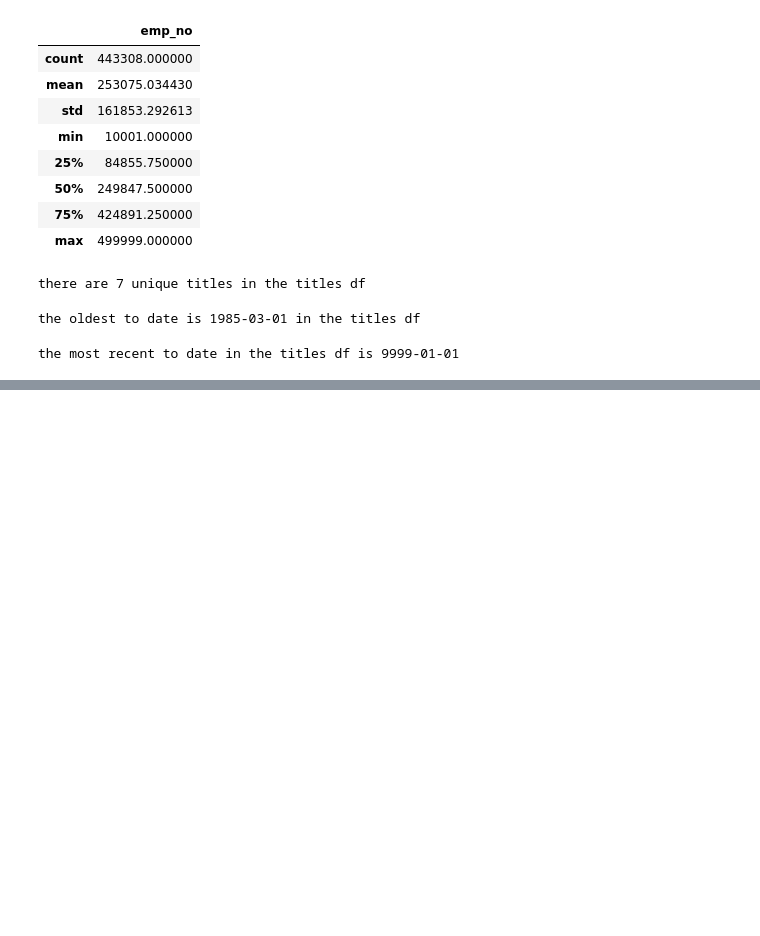
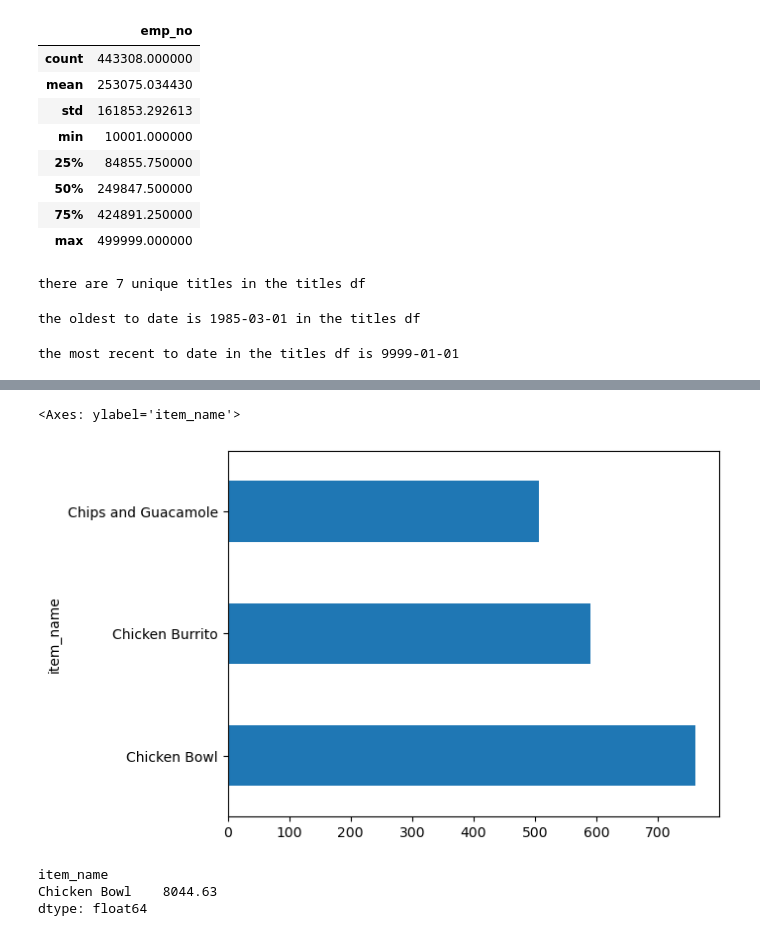
Before and after one commit to Alantheus-Thompson/ds_libraries_exercises, a Jupyter notebook: advanced_dataframes.ipynb, the cells around one changed output, grey strips where cells are left out. Drawn from its saved outputs; the diff is of its cells as text; code cells hidden in the pictures; blank space fills up the shorter version.

```diff
--- a/advanced_dataframes.ipynb
+++ b/advanced_dataframes.ipynb
@@ -111,0 +360,10 @@ the most recent to date in the titles df is 9999-01-01
+# %%
+# Use your get_db_url function to help you explore the data from the chipotle database.
+
+import env
+from env import get_db_url
+# Call the get_db_url function with the desired database name
+chip_url = get_db_url(env.user, env.host, env.password,'chipotle')
+
+chipotle_df = pd.read_sql('SELECT * FROM orders', chip_url)
+chipotle_df.head(5)
@@ -111,0 +391,18 @@ the most recent to date in the titles df is 9999-01-01
+# %%
+# What is the total price for each order?
+
+# chipotle_df['item_price']=
+chipotle_df['item_price']= chipotle_df['item_price'].replace('$', '')
+chipotle_df['item_price']= chipotle_df['item_price'].astype(float)
+
+
+chipotle_df
+
+
+# # Calculate the total price for each order
+# total_price_per_order =
+chipotle_df.groupby('order_id')[['item_price']].sum()
+# chipotle_df.groupby('order_id').sum().item_price
+
+# # Print the result
+# print(total_price_per_order)
@@ -111,0 +424,28 @@ the most recent to date in the titles df is 9999-01-01
+# %%
+# What are the most popular 3 items?
+
+# Group the data by 'item_name' and calculate the total quantity sold for each item
+# item_popularity =
+# chipotle_df.groupby('item_name')['quantity'].sum().sort_values(ascending=False).head(3)
+chipotle_df.groupby(['item_name']).sum().quantity.nlargest(3).plot.barh()
+
+# Sort the items in descending order based on quantity and take the top 3
+# top_3_items =
+# item_popularity.sort_values(ascending=False).head(3)
+
+# # Print the top 3 items
+# print(top_3_items)
+# %% [output]
+<Axes: ylabel='item_name'>
+[figure, added]
+# %%
+# Which item has produced the most revenue?
+
+# Calculate the revenue for each item
+# Group the data by 'item_name' and calculate the total revenue for each item
+(chipotle_df['item_price'] * chipotle_df['quantity']).groupby(chipotle_df['item_name']).sum().sort_values\
+(ascending=False).head(1)
+# %% [output]
+item_name
+Chicken Bowl    8044.63
+dtype: float64
```
Also changed, not shown: parts of 29 cells of this notebook.
